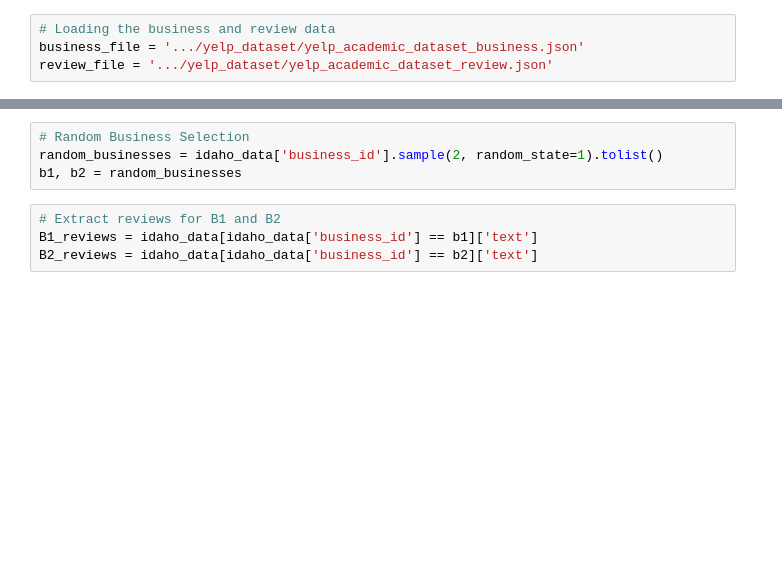
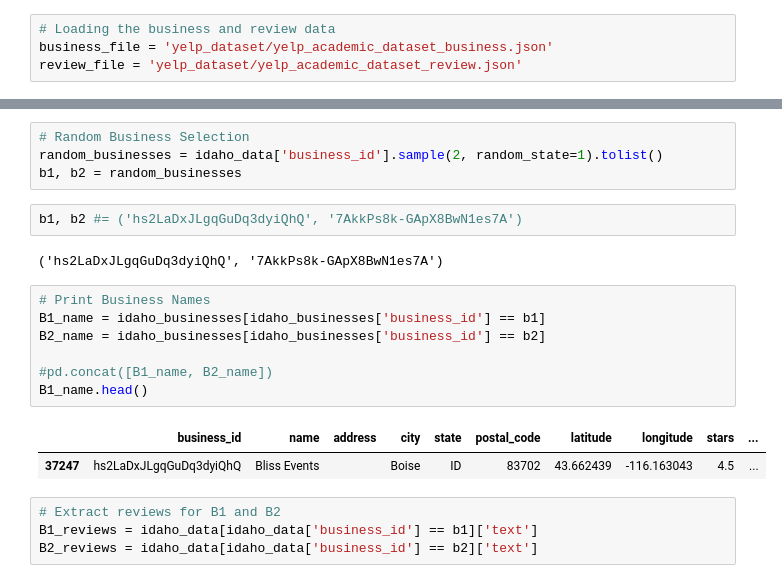
Before and after one commit to Juneeee98/Search_Engine, a Jupyter notebook: Dataset Analysis/Dataset Analysis.ipynb, the cells around one changed output, grey strips where cells are left out. Drawn from its saved outputs; the diff is of its cells as text; blank space fills up the shorter version.

```diff
--- a/Dataset Analysis/Dataset Analysis.ipynb
+++ b/Dataset Analysis/Dataset Analysis.ipynb
@@ -20,8 +39,8 @@ from collections import Counter
 ### Data Sampling
 # %%
 # Loading the business and review data
-business_file = '.../yelp_dataset/yelp_academic_dataset_business.json'
-review_file = '.../yelp_dataset/yelp_academic_dataset_review.json'
+business_file = 'yelp_dataset/yelp_academic_dataset_business.json'
+review_file = 'yelp_dataset/yelp_academic_dataset_review.json'
 # %%
 # Load the business data from the JSON file into a DataFrame
 business_data = pd.read_json(business_file, lines=True)
@@ -118,6 +146,20 @@ True
 # Random Business Selection
 random_businesses = idaho_data['business_id'].sample(2, random_state=1).tolist()
 b1, b2 = random_businesses
+# %%
+b1, b2 #= ('hs2LaDxJLgqGuDq3dyiQhQ', '7AkkPs8k-GApX8BwN1es7A')
+# %% [output]
+('hs2LaDxJLgqGuDq3dyiQhQ', '7AkkPs8k-GApX8BwN1es7A')
+# %%
+# Print Business Names
+B1_name = idaho_businesses[idaho_businesses['business_id'] == b1]
+B2_name = idaho_businesses[idaho_businesses['business_id'] == b2]
+
+#pd.concat([B1_name, B2_name])
+B1_name.head()
+# %% [output]
+|  | business_id | name | address | city | state | postal_code | latitude | longitude | stars | ... |
+| 37247 | hs2LaDxJLgqGuDq3dyiQhQ | Bliss Events |  | Boise | ID | 83702 | 43.662439 | -116.163043 | 4.5 | ... |
 # %%
 # Extract reviews for B1 and B2
 B1_reviews = idaho_data[idaho_data['business_id'] == b1]['text']
```
Also changed, not shown: parts of 7 cells of this notebook.
